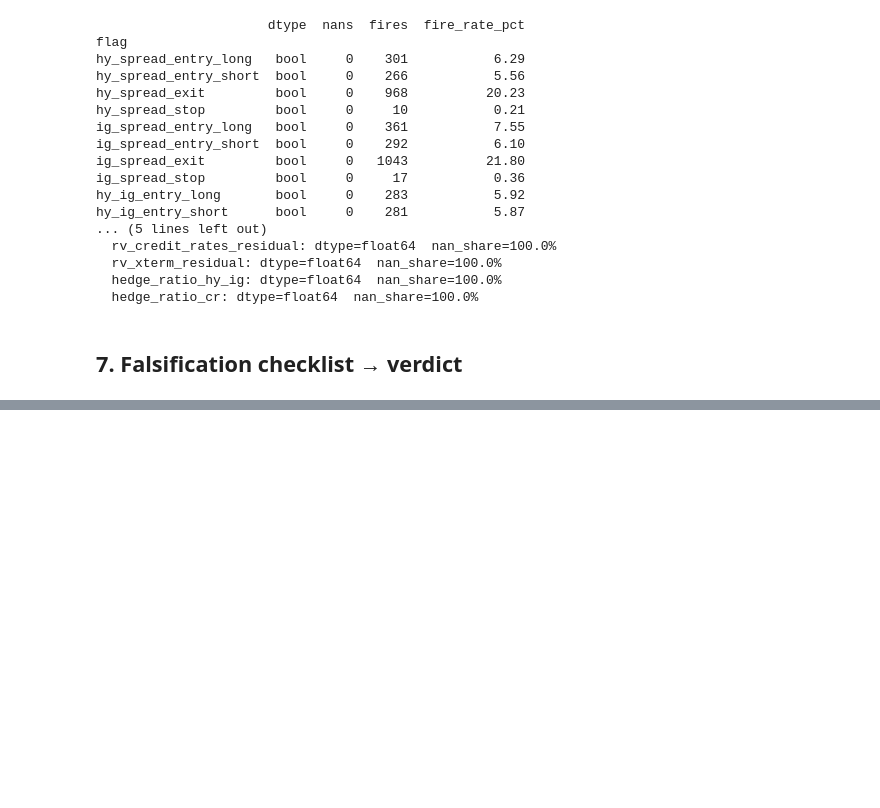
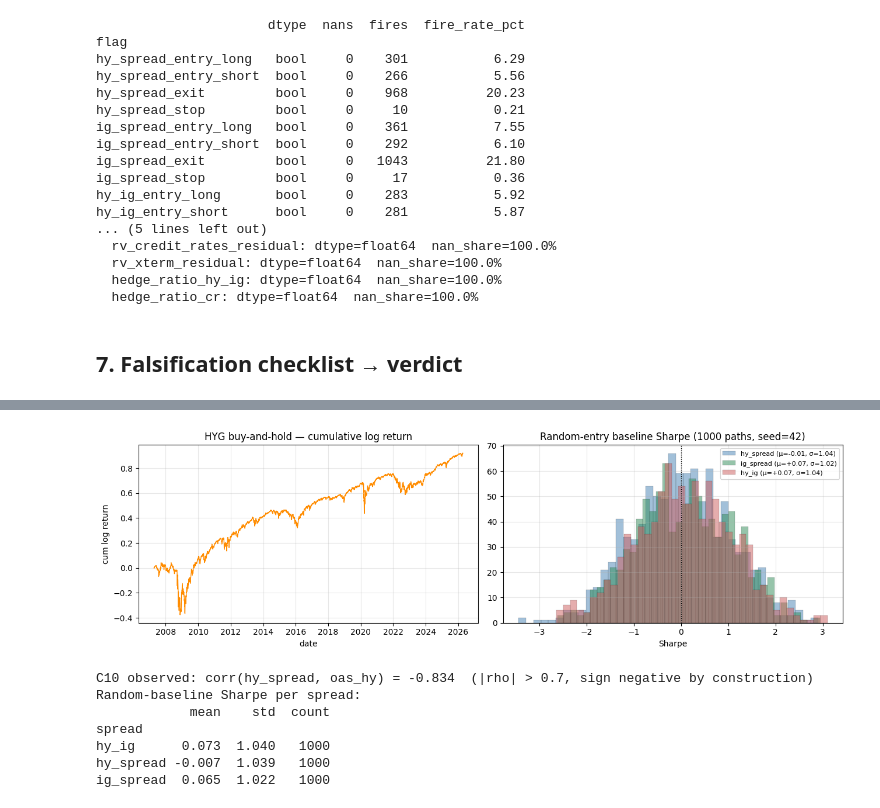
Before and after one commit to amankiitg/credit-trading-lab, a Jupyter notebook: notebooks/01_signal_validation.ipynb, the cells around one changed output, grey strips where cells are left out. Drawn from its saved outputs; the diff is of its cells as text; code cells hidden in the pictures; blank space fills up the shorter version.

```diff
--- a/notebooks/01_signal_validation.ipynb
+++ b/notebooks/01_signal_validation.ipynb
@@ -235,3 +242,45 @@ hy_ig_entry_short      bool     0    281           5.87
+# %%
+from pathlib import Path
+bm = pd.read_parquet(ROOT / 'data/benchmarks/random_baseline.parquet')
+credit = pd.read_parquet(ROOT / 'data/raw/credit_market_data.parquet')
+
+# Panel A: buy-hold HYG equity curve (cumulative log return)
+fig, axes = plt.subplots(1, 2, figsize=(13, 4))
+axes[0].plot(feats.index, feats['HYG_buyhold_cum_log_ret'], color='darkorange', linewidth=1.0)
+axes[0].set_title('HYG buy-and-hold — cumulative log return')
+axes[0].set_ylabel('cum log return')
+axes[0].set_xlabel('date')
+axes[0].grid(True, alpha=0.3)
+
+# Panel B: random-entry Sharpe histogram per spread
+for s, c in zip(SPREADS, ['steelblue', 'seagreen', 'indianred']):
+    sh = bm.loc[bm['spread'] == s, 'sharpe']
+    axes[1].hist(sh, bins=40, alpha=0.5, color=c, label=f'{s} (μ={sh.mean():+.2f}, σ={sh.std():.2f})', edgecolor='k', linewidth=0.2)
+axes[1].axvline(0, color='k', linestyle=':', linewidth=1)
+axes[1].set_title('Random-entry baseline Sharpe (1000 paths, seed=42)')
+axes[1].set_xlabel('Sharpe')
+axes[1].legend(fontsize=8)
+axes[1].grid(True, alpha=0.3)
+plt.tight_layout()
+plt.show()
+
+# C10 quick check: ETF hy_spread vs BAML oas_hy correlation
+joined = pd.concat([feats['hy_spread'], credit['oas_hy']], axis=1, join='inner').dropna()
+rho = joined.corr().iloc[0, 1]
+print(f'C10 observed: corr(hy_spread, oas_hy) = {rho:+.3f}  (|rho| > 0.7, sign negative by construction)')
+
+bm_stats = bm.groupby('spread')['sharpe'].agg(['mean', 'std', 'count']).round(3)
+print('Random-baseline Sharpe per spread:')
+print(bm_stats)
+# %% [output]
+[figure, added]
+C10 observed: corr(hy_spread, oas_hy) = -0.834  (|rho| > 0.7, sign negative by construction)
+Random-baseline Sharpe per spread:
+            mean    std  count
+spread
+hy_ig      0.073  1.040   1000
+hy_spread -0.007  1.039   1000
+ig_spread  0.065  1.022   1000
 # %%
 checks = []
 
```
Also changed, not shown: parts of 3 cells of this notebook, 14 other files.
